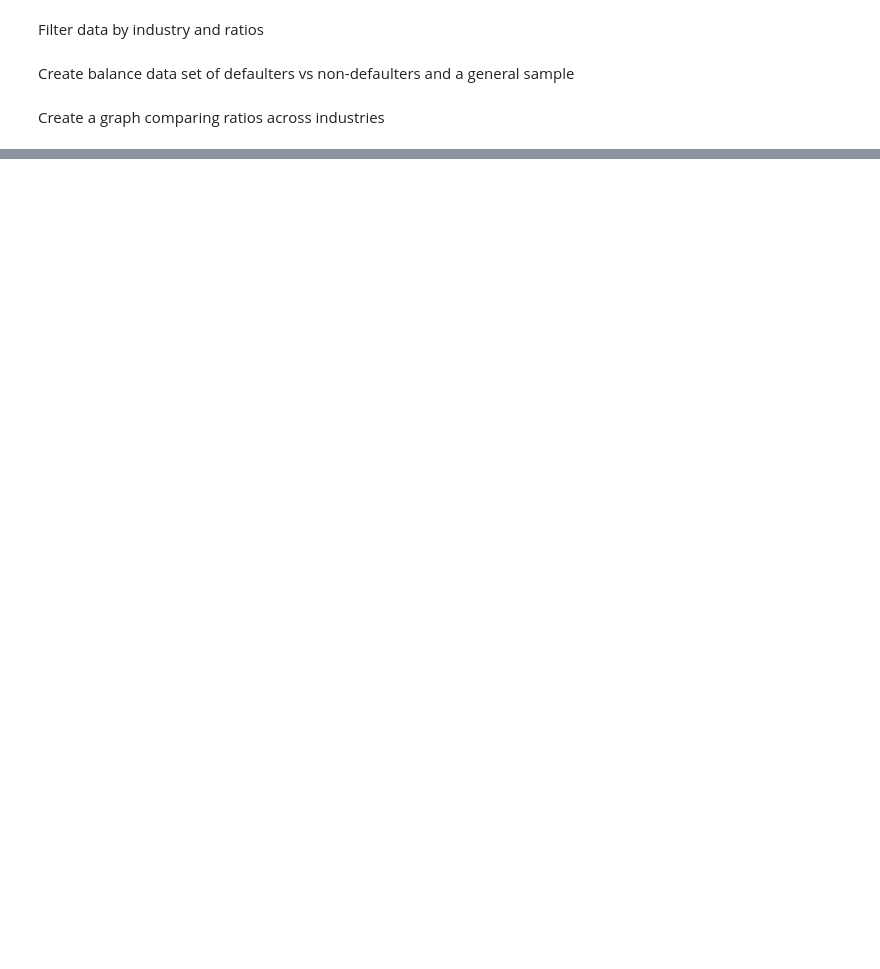
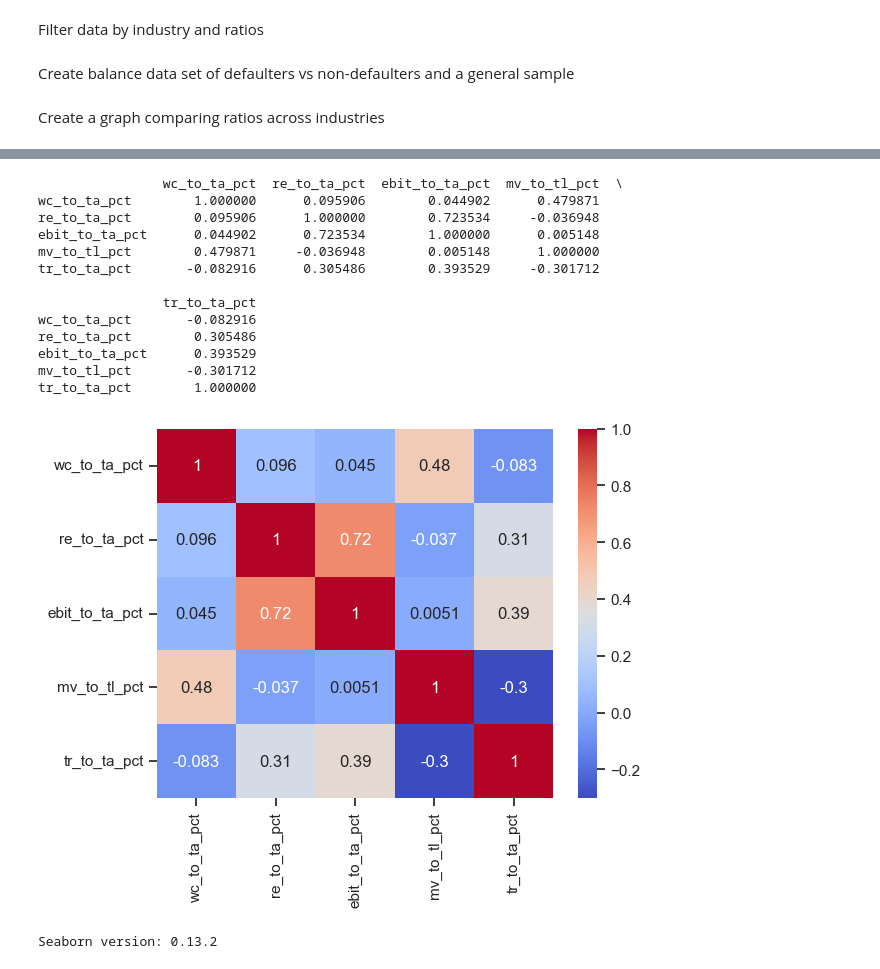
Before and after one commit to adam-datasci/RiskAnalytics, a Jupyter notebook: EDA.ipynb, the cells around one changed output, grey strips where cells are left out. Saved outputs shown, nothing was run; the diff lists cells and outputs as text; code cells hidden in the pictures; blank space fills up the shorter version.

```diff
--- a/EDA.ipynb
+++ b/EDA.ipynb
@@ -57,8 +62,8 @@ no_rows = default_periods.shape[0]
 df_sample_non_default = non_default_periods.sample(no_rows, random_state=1)
 df_balanced = pd.concat([default_periods, df_sample_non_default])
 
-
-#df_balanced_by_division = df_balanced_features.melt(id_vars='Division', value_vars=features[:-1],var_name='ratio_name',value_name='ratio_value')
+#Create a features only data set
+df_filtered_sample_features = df_filtered_sample.drop(columns=['default','Division'])
 # %% [markdown]
 Create a graph comparing ratios across industries
 # %%
@@ -105,0 +86,25 @@ default         1.000000
+# %%
+correlation_matrix = df_filtered_sample_features.corr()
+print(correlation_matrix)
+# Heatmap of the correlation matrix
+dataplot = sns.heatmap(correlation_matrix, annot=True, cmap='coolwarm')
+plt.show()
+# %% [output]
+                wc_to_ta_pct  re_to_ta_pct  ebit_to_ta_pct  mv_to_tl_pct  \
+wc_to_ta_pct        1.000000      0.095906        0.044902      0.479871
+re_to_ta_pct        0.095906      1.000000        0.723534     -0.036948
+ebit_to_ta_pct      0.044902      0.723534        1.000000      0.005148
+mv_to_tl_pct        0.479871     -0.036948        0.005148      1.000000
+tr_to_ta_pct       -0.082916      0.305486        0.393529     -0.301712
+
+                tr_to_ta_pct
+wc_to_ta_pct       -0.082916
+re_to_ta_pct        0.305486
+ebit_to_ta_pct      0.393529
+mv_to_tl_pct       -0.301712
+tr_to_ta_pct        1.000000
+[figure, added]
+# %%
+print("Seaborn version:", sns.__version__)
+# %% [output]
+Seaborn version: 0.13.2
```
Also changed, not shown: parts of 5 cells of this notebook, 3 other files.
